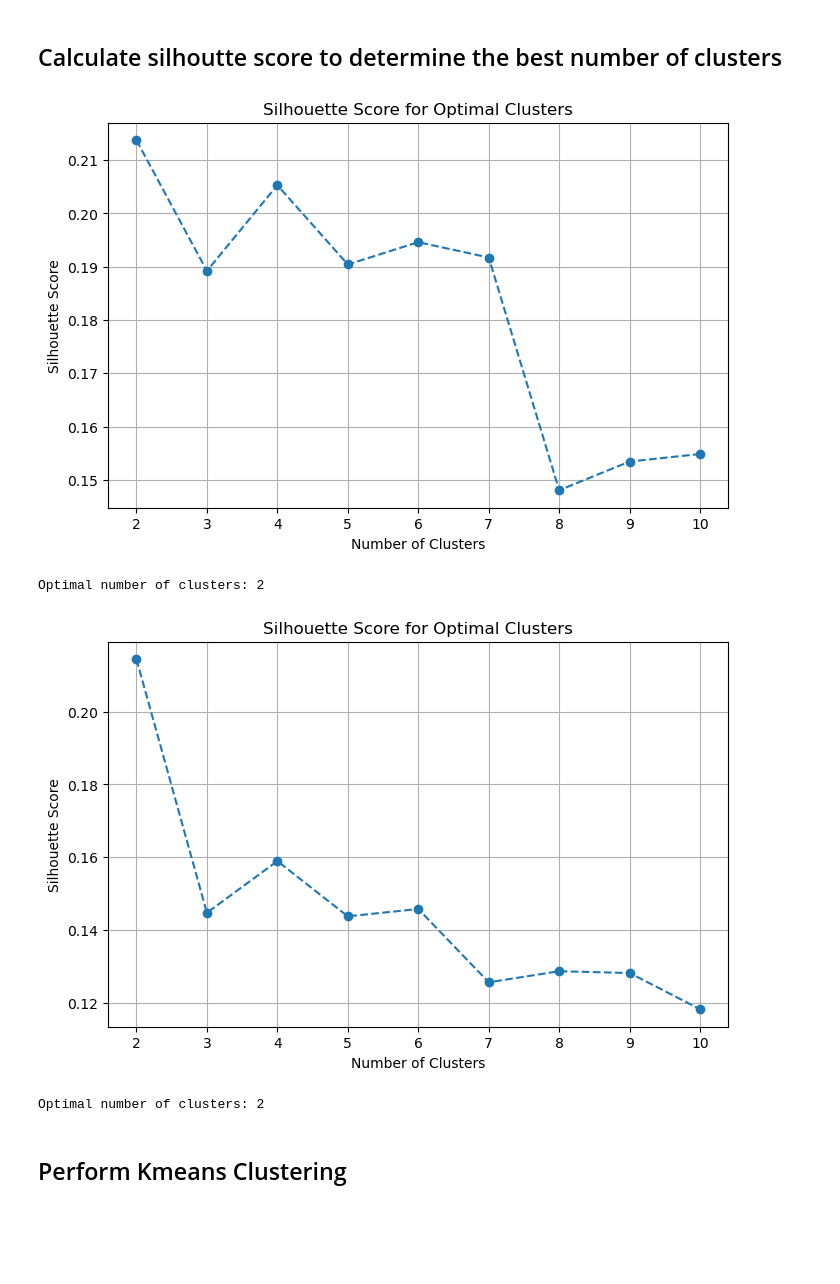
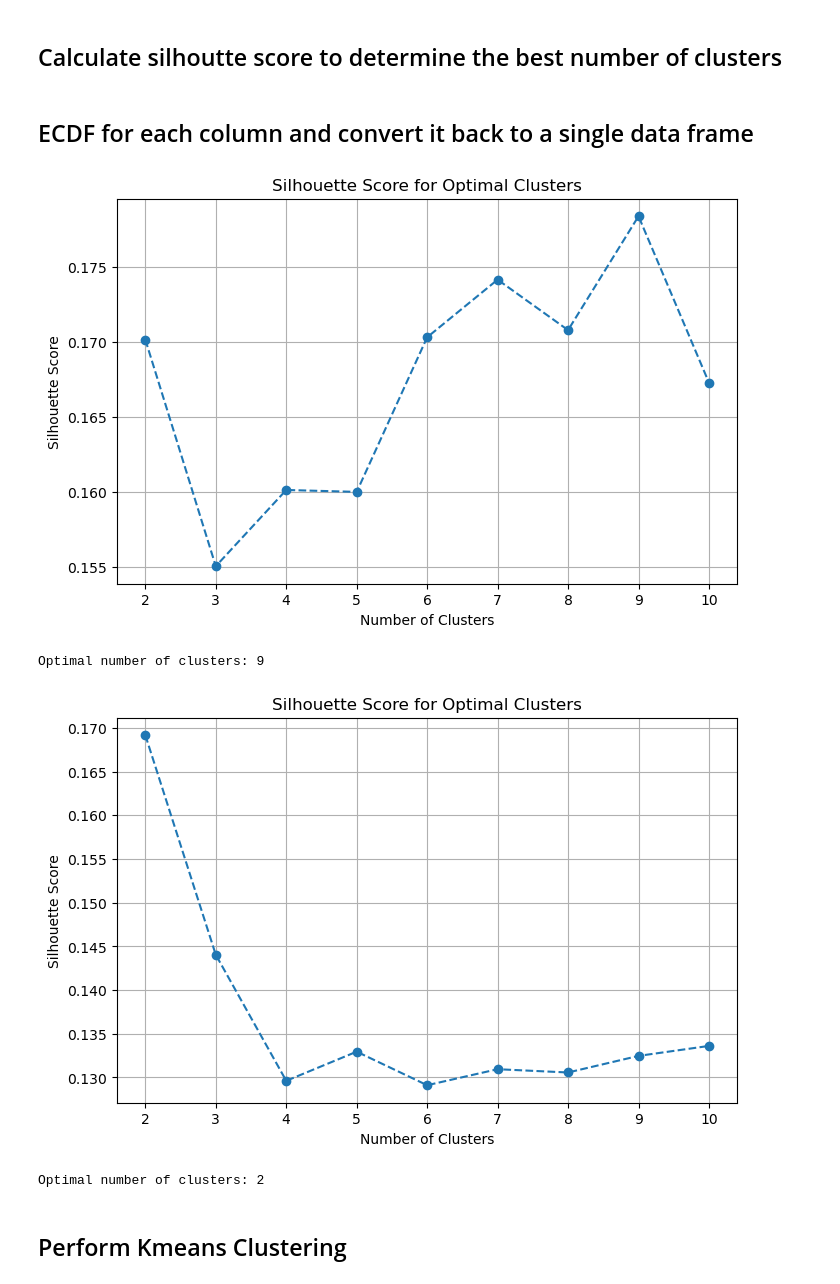
Before and after one commit to mykroble/Data_Analytics, a Jupyter notebook: sessa_assignment.ipynb, the cells around one changed output. Saved outputs shown, nothing was run; the diff lists cells and outputs as text; code cells hidden in the pictures; blank space fills up the shorter version.

```diff
--- a/sessa_assignment.ipynb
+++ b/sessa_assignment.ipynb
@@ -57,9 +57,10 @@ print(red_wine.head())
 
 The ECDF provides a non-parametric way to understand the distribution of a feature, which is crucial for identifying patterns, outliers, and the overall structure of the data.
 # %%
-def plot_ecdf(data, feature, wine_type):
+def filter_ecdf(data, feature):
     """
-    Plot the ECDF of a feature for a given dataset, keeping only the middle 80% (10th to 90th percentile).
+    Filters the dataset to keep only the middle 80% of a given feature (10th to 90th percentile).
+    Returns the filtered DataFrame.
     """
     # Compute the 10th and 90th percentiles
     lower_bound = np.percentile(data[feature], 10)
@@ -68,17 +69,4 @@ def plot_ecdf(data, feature, wine_type):
     # Filter the data within this range
     filtered_data = data[(data[feature] >= lower_bound) & (data[feature] <= upper_bound)]
 
-    # Sort the filtered data
-    sorted_vals = np.sort(filtered_data[feature])
-    yvals = np.arange(1, len(sorted_vals) + 1) / len(sorted_vals)
-
-    # Plot ECDF
-    plt.figure(figsize=(8, 5))
-    plt.plot(sorted_vals, yvals, marker=".", linestyle="none", label=f"{wine_type} Wine (10-90%)",
-             color="red" if wine_type == "Red" else "blue")
-    plt.xlabel(feature)
-    plt.ylabel("ECDF")
-    plt.title(f"ECDF of {feature} ({wine_type} Wine) [10-90%]")
-    plt.legend()
-    plt.grid(True)
-    plt.show()
+    return filtered_data
@@ -131,14 +111,34 @@ def find_optimal_clusters(data, max_k=10):
     best_k = np.argmax(silhouette_scores) + 2  # Because index starts at 0
     print(f"Optimal number of clusters: {best_k}")
     return best_k
-# %%
-best_k_red = find_optimal_clusters(red_scaled_df)
-best_k_white = find_optimal_clusters(white_scaled_df)
-# %% [output]
-[figure, removed]
-Optimal number of clusters: 2
-[figure, removed]
-Optimal number of clusters: 2
+# %% [markdown]
+## ECDF for each column and convert it back to a single data frame
+# %%
+# Apply ECDF filtering to all features
+red_filtered = red_wine.copy()
+white_filtered = white_wine.copy()
+
+for feature in features:
+    red_filtered = filter_ecdf(red_filtered, feature)
+    white_filtered = filter_ecdf(white_filtered, feature)
+
+# Normalize the filtered data
+scaler = StandardScaler()
+red_scaled = scaler.fit_transform(red_filtered[features])
+white_scaled = scaler.fit_transform(white_filtered[features])
+
+# Convert back to DataFrame
+red_scaled_df = pd.DataFrame(red_scaled, columns=features)
+white_scaled_df = pd.DataFrame(white_scaled, columns=features)
+
+# Now use the filtered and scaled data for clustering
+best_k_red = find_optimal_clusters(red_scaled_df)
+best_k_white = find_optimal_clusters(white_scaled_df)
+# %% [output]
+[figure, added]
+Optimal number of clusters: 9
+[figure, added]
+Optimal number of clusters: 2
 # %% [markdown]
 ## Perform Kmeans Clustering
 # %%
```
Also changed, not shown: parts of 14 cells of this notebook.
